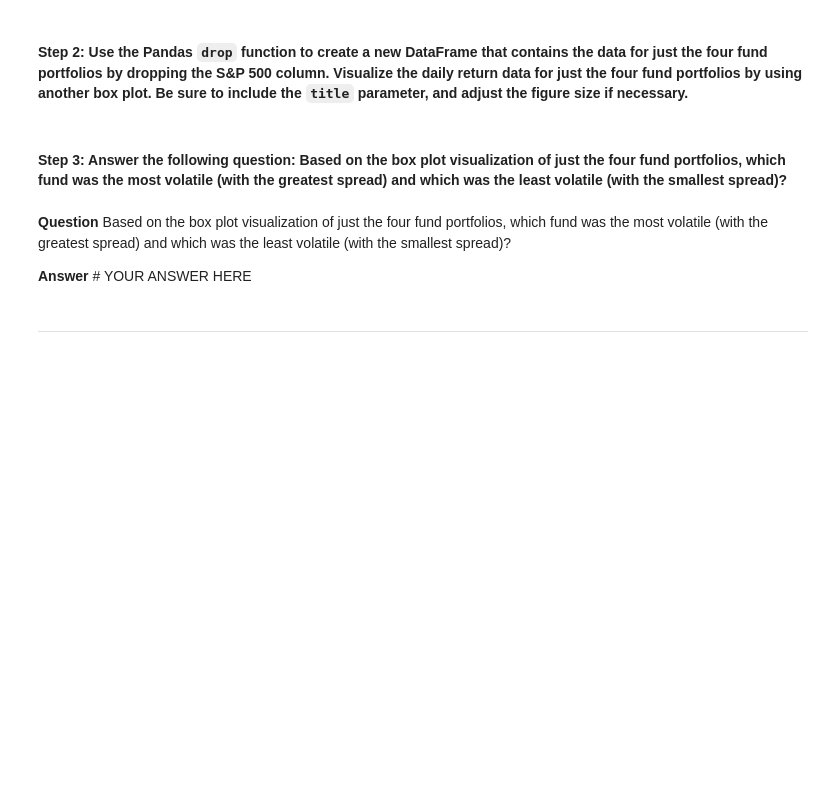
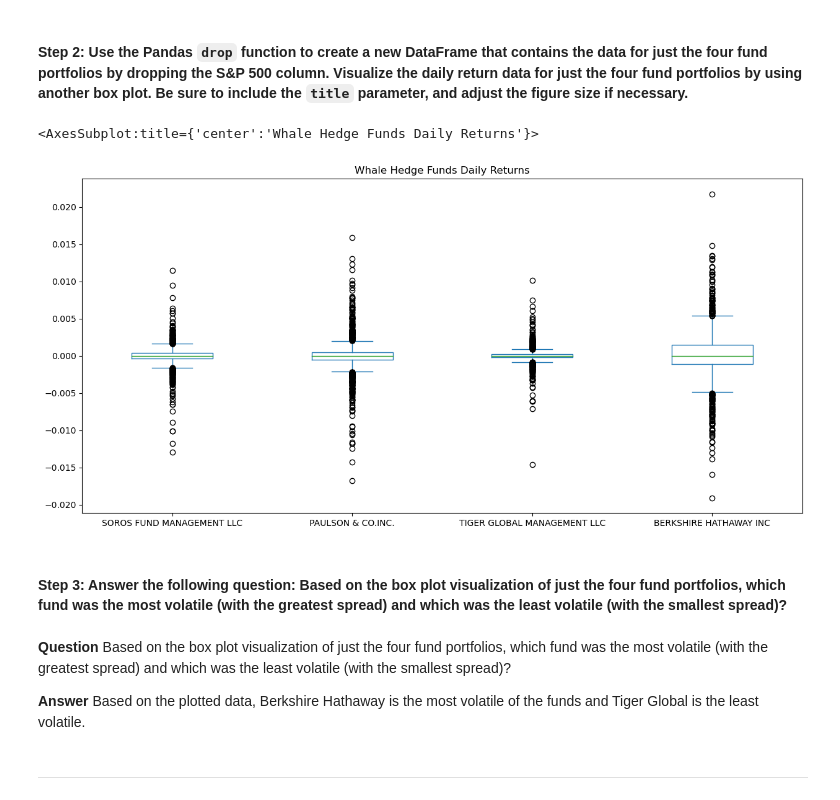
Before and after one commit to MLeGare29/RISK_RETURN_ANALYSIS, a Jupyter notebook: risk_return_analysis.ipynb, the cells around one changed output. Saved outputs shown, nothing was run; the diff lists cells and outputs as text; code cells hidden in the pictures; blank space fills up the shorter version.

Commit message:
Save checkpoint in the risk return code.

```diff
--- a/risk_return_analysis.ipynb
+++ b/risk_return_analysis.ipynb
@@ -218,13 +218,18 @@ cumulative_returns.plot(kind='box', figsize=(15, 7), title='Cumulative Returns V
 # %%
 # Create a new DataFrame containing only the 4 fund portfolios by dropping the S&P 500 column from the DataFrame
 # Create box plots to reflect the return data for only the 4 fund portfolios
 # Include a title parameter and adjust the figure size
+fund_portfolios_df = daily_returns_df.drop(columns=['S&P 500'])
+fund_portfolios_df.plot(kind='box', figsize=(15, 7), title='Whale Hedge Funds Daily Returns')
+# %% [output]
+<AxesSubplot:title={'center':'Whale Hedge Funds Daily Returns'}>
+[figure, added]
 # %% [markdown]
 #### Step 3: Answer the following question: Based on the box plot visualization of just the four fund portfolios, which fund was the most volatile (with the greatest spread) and which was the least volatile (with the smallest spread)?
 # %% [markdown]
 **Question** Based on the box plot visualization of just the four fund portfolios, which fund was the most volatile (with the greatest spread) and which was the least volatile (with the smallest spread)?
 
-**Answer** # YOUR ANSWER HERE
+**Answer** Based on the plotted data, Berkshire Hathaway is the most volatile of the funds and Tiger Global is the least volatile.
 # %% [markdown]
 ---
 # %% [markdown]
```
